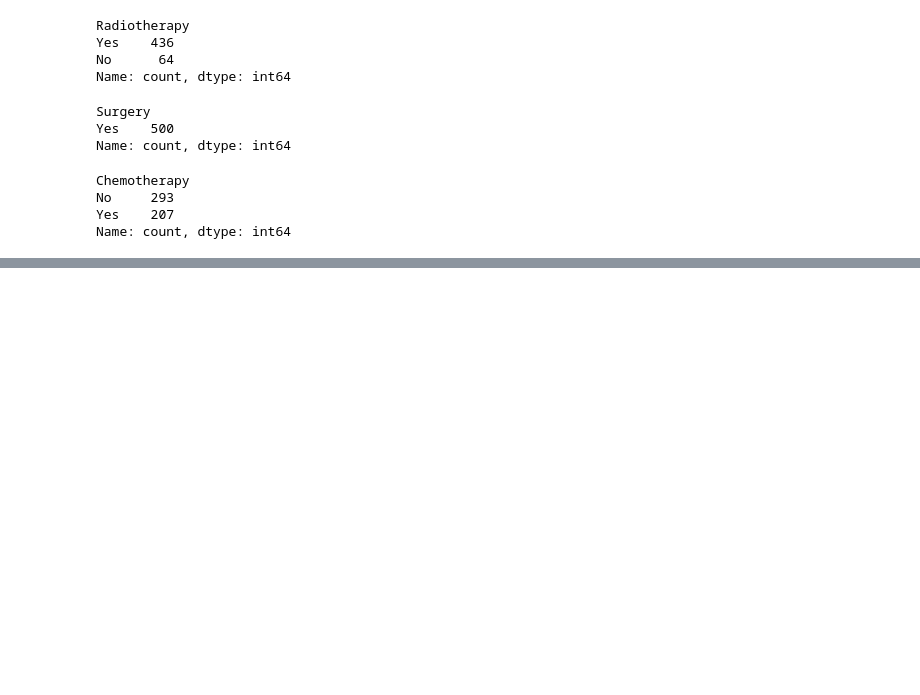
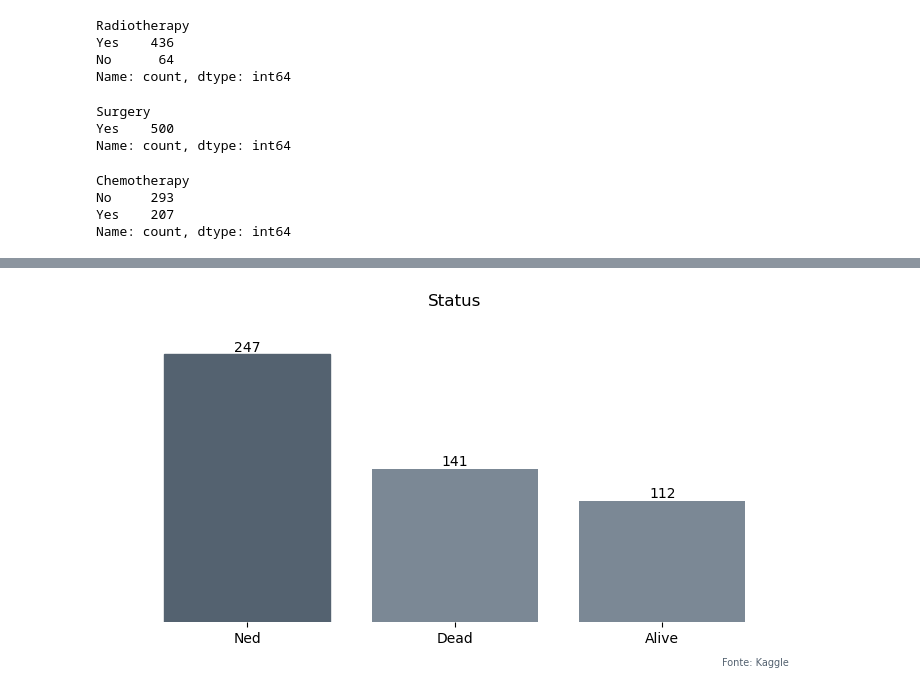
Before and after one commit to gabrielzerraa/bone-tumor, a Jupyter notebook: Bone_Tumor.ipynb, the cells around one changed output, grey strips where cells are left out. Saved outputs shown, nothing was run; the diff lists cells and outputs as text; code cells hidden in the pictures; blank space fills up the shorter version.

```diff
--- a/Bone_Tumor.ipynb
+++ b/Bone_Tumor.ipynb
@@ -210,0 +276,23 @@ Name: count, dtype: int64
+# %%
+plt.figure(figsize=(9,4))
+
+ax = sns.countplot(df, x='Status (NED, AWD, D)', color='#778899')
+
+ax.set_title('Status', loc='center', fontsize=12)
+plt.figtext(s='Fonte: Kaggle', fontsize=7, color='#546270', x=0.81, y=0)
+
+ax.set_xlabel('')
+ax.set_ylabel('')
+ax.spines[['right', 'left', 'top', 'bottom']].set_visible(False)
+plt.yticks([])
+plt.xticks([0, 1, 2], ['Ned', 'Dead', 'Alive'])
+
+ax.bar_label(ax.containers[0], fmt='%.0f')
+bars = ax.patches
+bars[0].set_color('#546270')
+
+ax.margins(x=0.1, y=0.15)
+
+plt.show()
+# %% [output]
+[figure, added]
```
Also changed, not shown: parts of 6 cells of this notebook.
